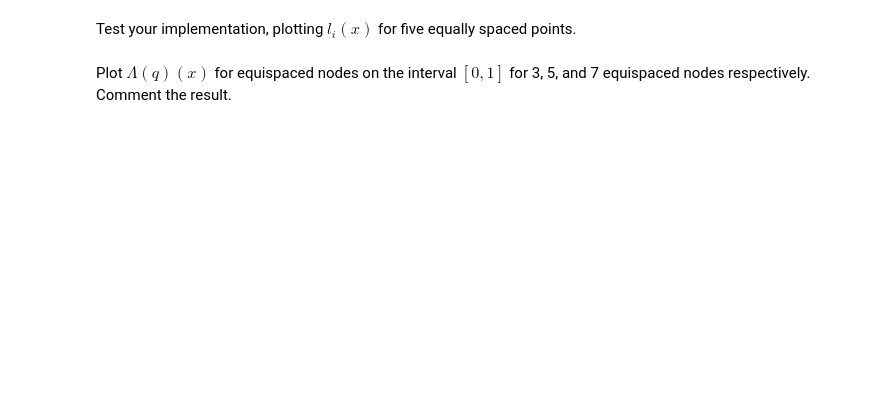
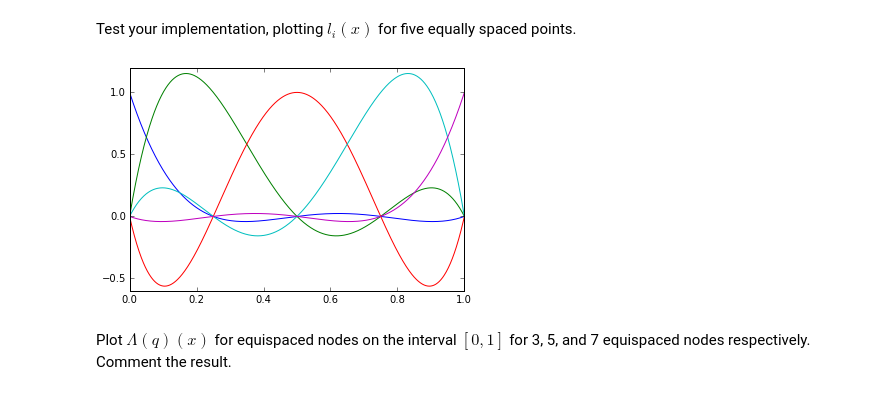
Before and after one commit to sissa/P1.4_seed, a Jupyter notebook: assignments/release/Basics/D2-exercises.ipynb, the cells around one changed output. Drawn from its saved outputs; the diff is of its cells as text; code cells hidden in the pictures; blank space fills up the shorter version.

```diff
--- a/assignments/release/Basics/D2-exercises.ipynb
+++ b/assignments/release/Basics/D2-exercises.ipynb
@@ -13,9 +15,9 @@ def lagrange_basis(xi, i):
     def func(x):
         assert i<len(xi) and i>=0, 'Out of range: 0 < i < len(xi)'
         ret = 1;
-        for xj in xi[range(i)+range(i+1,len(xi))]:
-            p = (x-xj)/(xi[i]-xj)
-            ret *= p
+        for j in range(len(xi)):
+            if j != i:
+                ret *= (x-xi[j])/(xi[i]-xi[j])
         return ret
     return func
 # %% [markdown]
@@ -28,0 +25,6 @@ raise NotImplementedError()
+# %%
+xi = np.linspace(0,1,5)
+x  = np.linspace(0,1,1000)
+_ = [plt.plot(x,lagrange_basis(xi,i)(x)) for i in range(5)]
+# %% [output]
+[figure, added]
```
Also changed, not shown: parts of 36 cells of this notebook.
